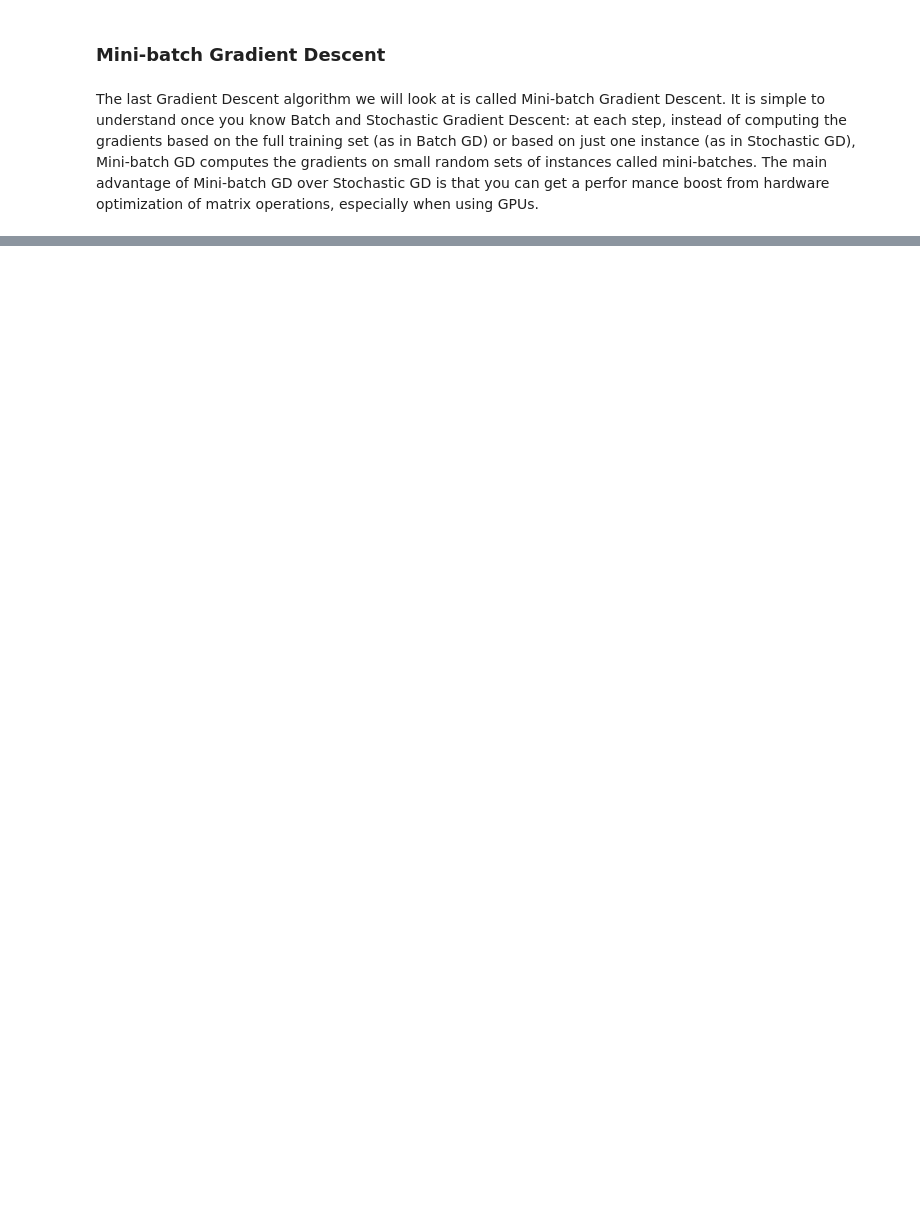
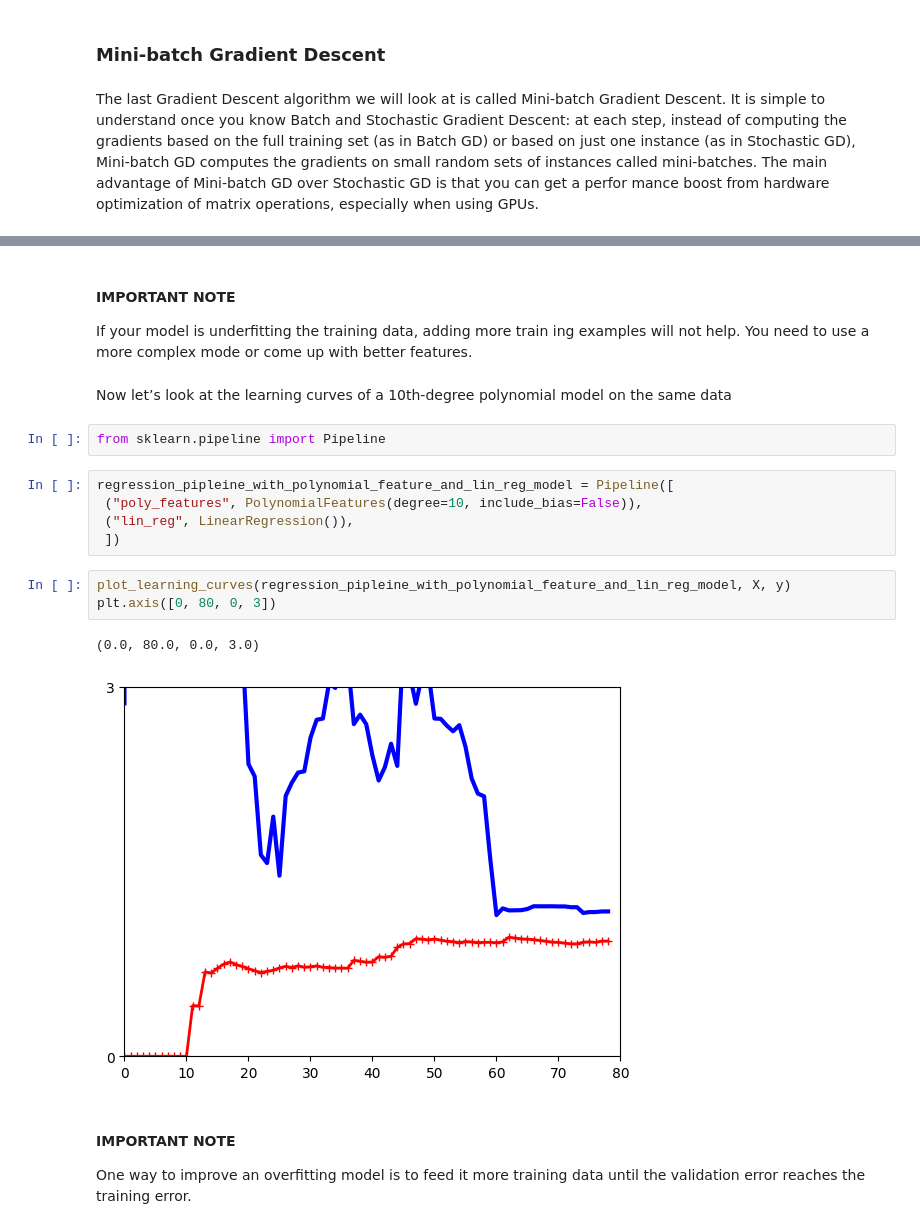
Before and after one commit to ManasviKumar19/Machine-Learning-using-Scikit-Learn, a Jupyter notebook: Chapter4.ipynb, the cells around one changed output, grey strips where cells are left out. Saved outputs shown, nothing was run; the diff lists cells and outputs as text; blank space fills up the shorter version.

```diff
--- a/Chapter4.ipynb
+++ b/Chapter4.ipynb
@@ -102,0 +268,25 @@ mance boost from hardware optimization of matrix operations, especially when usi
+# %% [markdown]
+#### IMPORTANT NOTE
+If your model is underfitting the training data, adding more train
+ing examples will not help. You need to use a more complex mode
+ or come up with better features.
+# %% [markdown]
+ Now let’s look at the learning curves of a 10th-degree polynomial model on the same
+ data
+# %%
+from sklearn.pipeline import Pipeline
+# %%
+regression_pipleine_with_polynomial_feature_and_lin_reg_model = Pipeline([
+ ("poly_features", PolynomialFeatures(degree=10, include_bias=False)),
+ ("lin_reg", LinearRegression()),
+ ])
+# %%
+plot_learning_curves(regression_pipleine_with_polynomial_feature_and_lin_reg_model, X, y)
+plt.axis([0, 80, 0, 3])
+# %% [output]
+(0.0, 80.0, 0.0, 3.0)
+[figure, added]
+# %% [markdown]
+#### IMPORTANT NOTE
+One way to improve an overfitting model is to feed it more training
+ data until the validation error reaches the training error.
```
Also changed, not shown: parts of 111 cells of this notebook.
